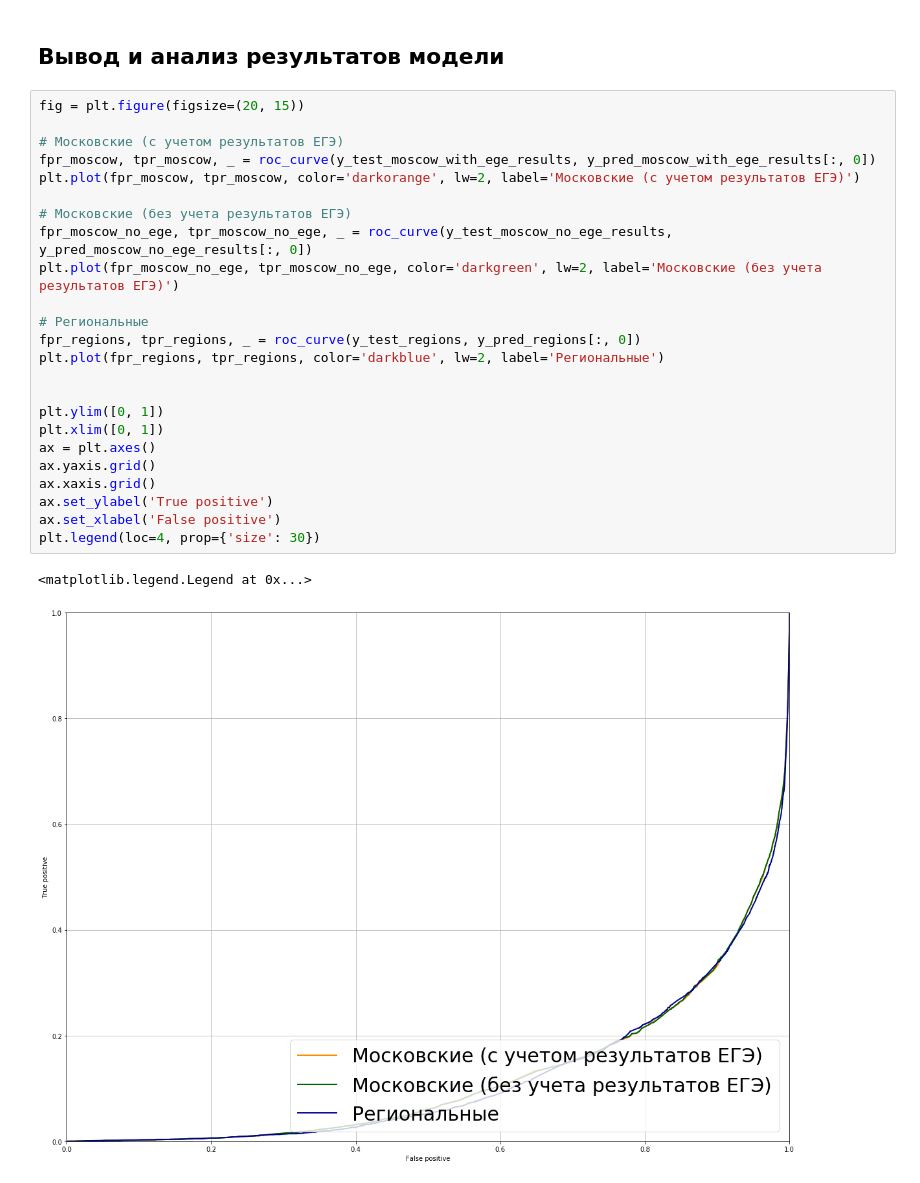
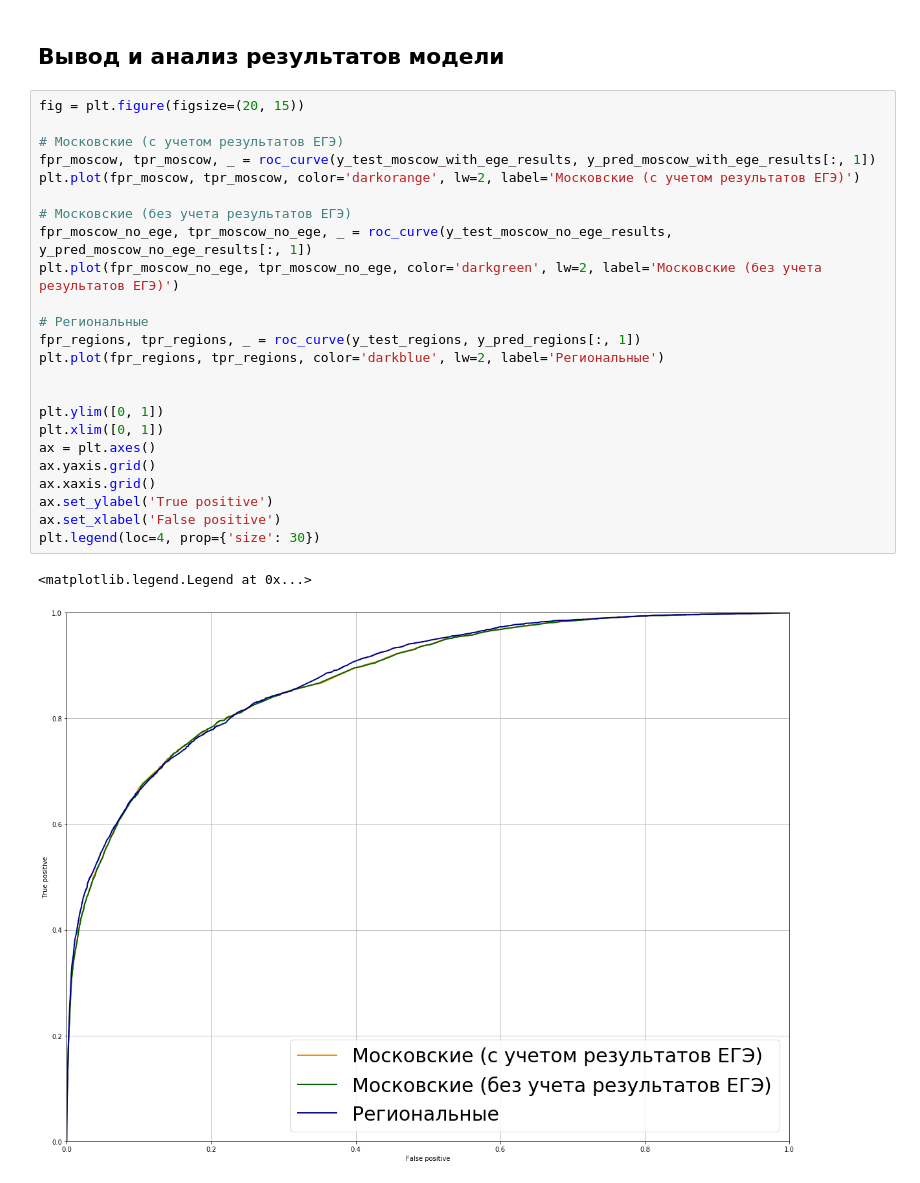
Before and after one commit to pastushenkoy/DataScientist, a Jupyter notebook: dip/model.ipynb, the cells around one changed output. Drawn from its saved outputs; the diff is of its cells as text.

```diff
--- a/dip/model.ipynb
+++ b/dip/model.ipynb
@@ -338,30 +338,30 @@ log_mes('Конец Москва без учета ЕГЭ')
 # %%
 fig = plt.figure(figsize=(20, 15))
 
 # Московские (с учетом результатов ЕГЭ)
-fpr_moscow, tpr_moscow, _ = roc_curve(y_test_moscow_with_ege_results, y_pred_moscow_with_ege_results[:, 0])
+fpr_moscow, tpr_moscow, _ = roc_curve(y_test_moscow_with_ege_results, y_pred_moscow_with_ege_results[:, 1])
 plt.plot(fpr_moscow, tpr_moscow, color='darkorange', lw=2, label='Московские (с учетом результатов ЕГЭ)')
 
 # Московские (без учета результатов ЕГЭ)
-fpr_moscow_no_ege, tpr_moscow_no_ege, _ = roc_curve(y_test_moscow_no_ege_results, y_pred_moscow_no_ege_results[:, 0])
+fpr_moscow_no_ege, tpr_moscow_no_ege, _ = roc_curve(y_test_moscow_no_ege_results, y_pred_moscow_no_ege_results[:, 1])
 plt.plot(fpr_moscow_no_ege, tpr_moscow_no_ege, color='darkgreen', lw=2, label='Московские (без учета результатов ЕГЭ)')
 
 # Региональные
-fpr_regions, tpr_regions, _ = roc_curve(y_test_regions, y_pred_regions[:, 0])
+fpr_regions, tpr_regions, _ = roc_curve(y_test_regions, y_pred_regions[:, 1])
 plt.plot(fpr_regions, tpr_regions, color='darkblue', lw=2, label='Региональные')
 
 
 plt.ylim([0, 1])
 plt.xlim([0, 1])
 ax = plt.axes()
 ax.yaxis.grid()
 ax.xaxis.grid()
 ax.set_ylabel('True positive')
 ax.set_xlabel('False positive')
 plt.legend(loc=4, prop={'size': 30})
 # %% [output]
 <matplotlib.legend.Legend at 0x...>
-[figure, old version]
+[figure, new version]
 # %%
 def plot_precision_recall(fig, y_test, y_pred, title, i):
     subplot = fig.add_subplot(3,1,i)
```
Also changed, not shown: parts of 5 cells of this notebook.
